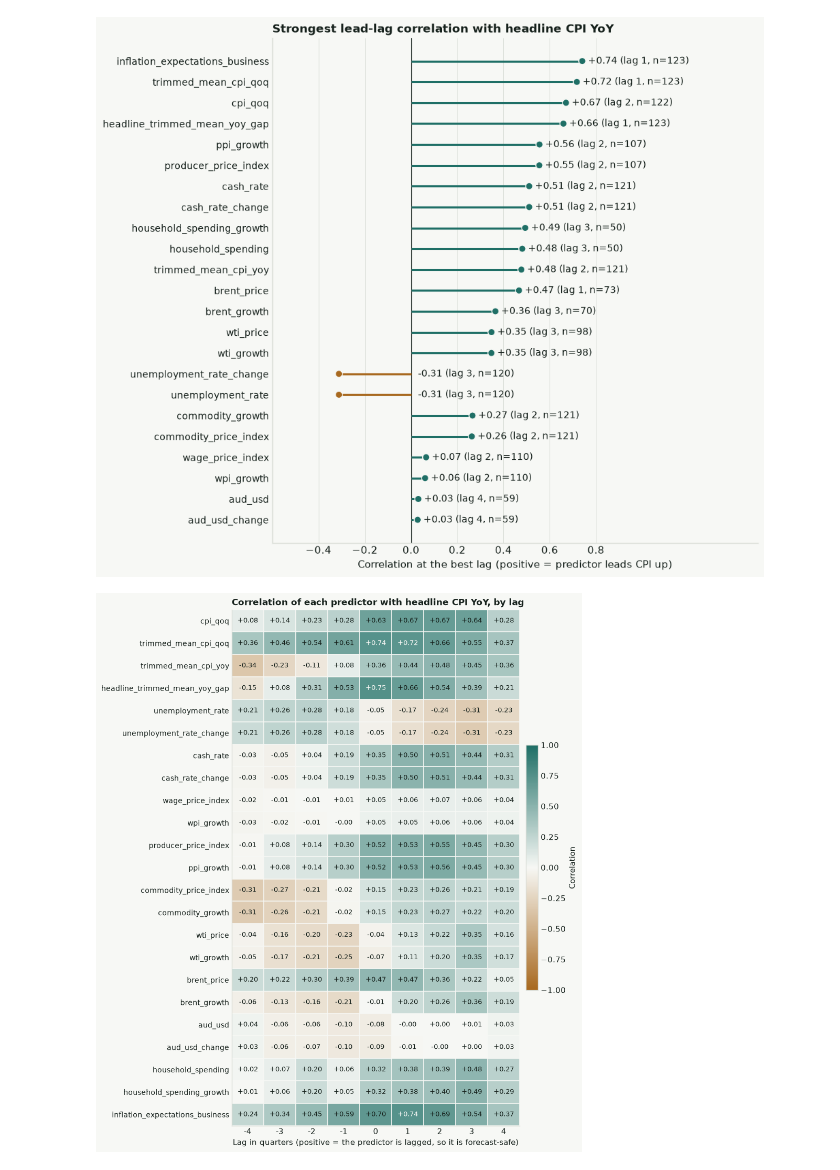
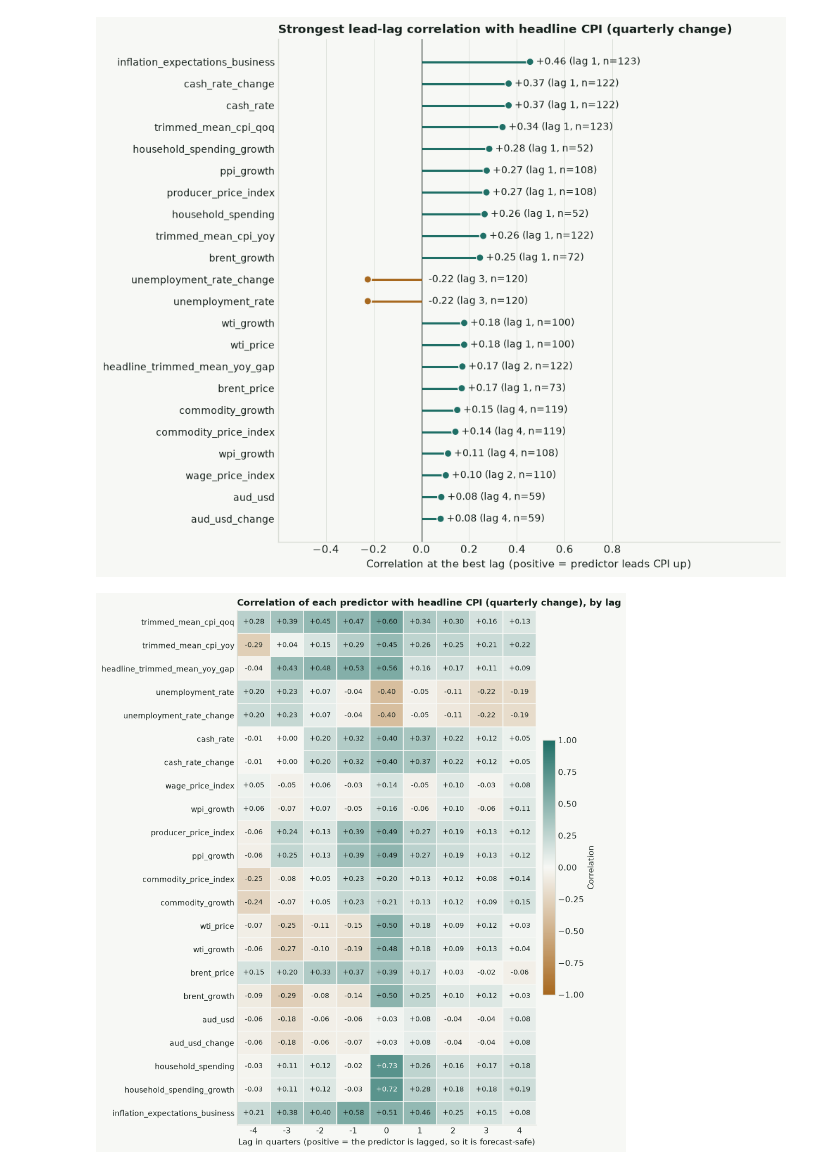
Before and after one commit to JuanVu1810/Australian-CPI-Forecast, a Jupyter notebook: book/australian_cpi_forecasting/appendix_eda/06_lead_lag_correlation.ipynb, the cells around one changed output. Saved outputs shown, nothing was run; the diff lists cells and outputs as text; code cells hidden in the pictures.

```diff
--- a/book/australian_cpi_forecasting/appendix_eda/06_lead_lag_correlation.ipynb
+++ b/book/australian_cpi_forecasting/appendix_eda/06_lead_lag_correlation.ipynb
@@ -18,10 +20,19 @@ def stationary_series(column: str) -> pd.Series:
     return result.replace([np.inf, -np.inf], np.nan).dropna()
 
 
+# The screens run on each target's quarterly change. The YoY series covers overlapping four-quarter windows,
+# which leaves autocorrelated regression residuals and makes Granger p-values too small.
+SCREEN_TARGET = {'cpi_yoy': 'cpi_qoq', 'trimmed_mean_cpi_yoy': 'trimmed_mean_cpi_qoq'}
+
+
+def screen_label(target: str) -> str:
+    return TARGET_NAMES.get(target, target).replace(' YoY', '') + ' (quarterly change)'
+
+
 def correlation_columns_for_target(target: str, include_cpi_diagnostics: bool) -> list[str]:
     cpi_diagnostics = [
         column for column in CPI_DIAGNOSTIC_BASE_COLS
-        if include_cpi_diagnostics and column in df_model.columns and column != target
+        if include_cpi_diagnostics and column in df_model.columns and column not in (target, SCREEN_TARGET.get(target))
     ]
     return cpi_diagnostics + EXTERNAL_BASE_COLS
 
@@ -31,7 +42,7 @@ def compute_lead_lag_correlation(
     predictor_columns: list[str],
     max_lag: int = MAX_LAG,
 ) -> tuple[pd.DataFrame, pd.DataFrame, pd.Series]:
-    target_stationary_values = stationary_series(target).rename(target)
+    target_stationary_values = stationary_series(SCREEN_TARGET.get(target, target)).rename(target)
     ccf_rows = []
     for column in predictor_columns:
         x = stationary_series(column).rename(column)
@@ -79,38 +90,38 @@ def display_lead_lag_correlation(
         ax.set_xlim(-0.6, 1.5)
         ax.set_xticks([-0.4, -0.2, 0, 0.2, 0.4, 0.6, 0.8])
         ax.set_xlabel("Correlation at the best lag (positive = predictor leads CPI up)")
-        ax.set_title(f"Strongest lead-lag correlation with {TARGET_NAMES.get(d['target'].iloc[0], d['target'].iloc[0])}", loc="left",
+        ax.set_title(f"Strongest lead-lag correlation with {screen_label(d['target'].iloc[0])}", loc="left",
                      fontsize=12.5, fontweight="bold")
         ax.grid(axis="y", visible=False)
         plt.show()
 
     heatmap_data = ccf_frame.pivot(index='variable', columns='lag_quarters', values='correlation').loc[predictor_columns]
     with plt.rc_context(BOOK_STYLE):
         fig, ax = plt.subplots(figsize=(9.4, 0.4 * len(predictor_columns) + 1.6))
         image = ax.imshow(heatmap_data, aspect='auto', cmap=DIVERGING, vmin=-1, vmax=1)
         ax.set_xticks(range(len(heatmap_data.columns)), heatmap_data.columns)
         ax.set_yticks(range(len(heatmap_data.index)), heatmap_data.index, fontsize=10)
         for (i, j), value in np.ndenumerate(heatmap_data.to_numpy()):
             if not np.isnan(value):
                 ax.text(j, i, f"{value:+.2f}", ha='center', va='center', fontsize=9.5,
                         color=PAPER if abs(value) > 0.7 else INK)
         ax.set_xticks(np.arange(-0.5, len(heatmap_data.columns)), minor=True)
         ax.set_yticks(np.arange(-0.5, len(heatmap_data.index)), minor=True)
         ax.grid(which='minor', color=PAPER, linewidth=1.2)
         ax.grid(which='major', visible=False)
         ax.tick_params(which='both', length=0)
         ax.set_xlabel('Lag in quarters (positive = the predictor is lagged, so it is forecast-safe)')
-        ax.set_title(f'Correlation of each predictor with {TARGET_NAMES.get(target, target)}, by lag')
+        ax.set_title(f'Correlation of each predictor with {screen_label(target)}, by lag')
         colorbar = fig.colorbar(image, ax=ax, fraction=0.04, pad=0.02)
         colorbar.set_label('Correlation')
         fig.tight_layout()
         plt.show()
 
 
 CORRELATION_BASE_COLS = correlation_columns_for_target(TARGET, include_cpi_diagnostics=True)
 ccf, best_predictive_ccf, target_stationary = compute_lead_lag_correlation(TARGET, CORRELATION_BASE_COLS)
 display_lead_lag_correlation(TARGET, CORRELATION_BASE_COLS, ccf, best_predictive_ccf)
 # %% [output]
-[figure, old version]
+[figure, new version]
-[figure, old version]
+[figure, new version]
 # %% [markdown]
```
Also changed, not shown: parts of 3 cells of this notebook, 8 other files.
